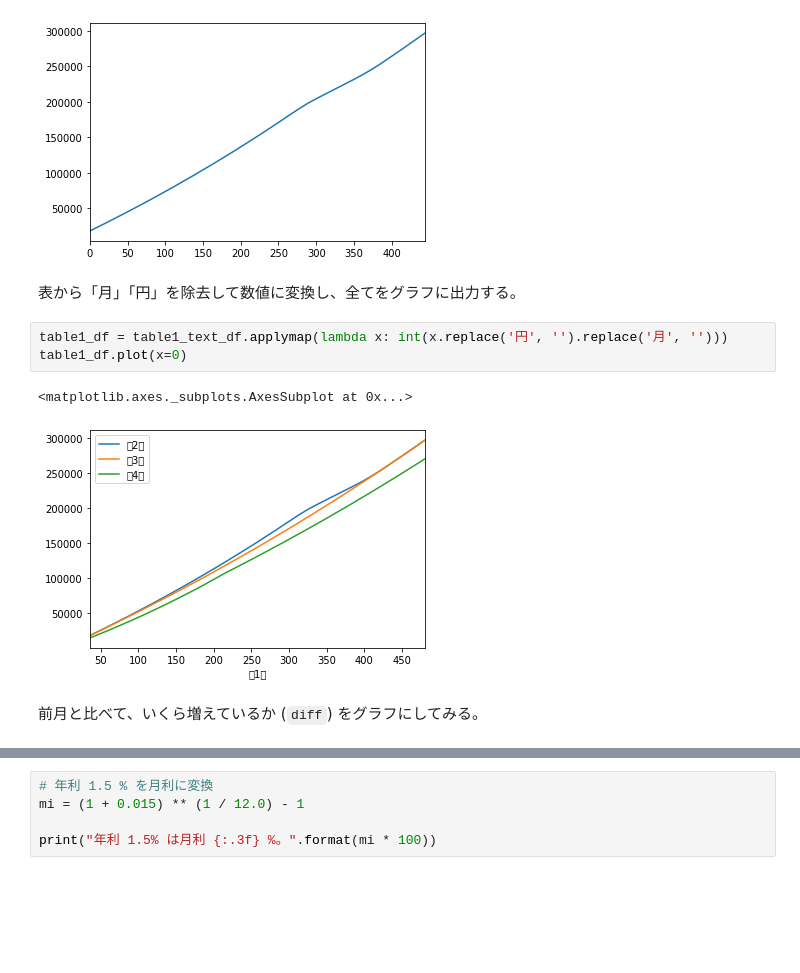
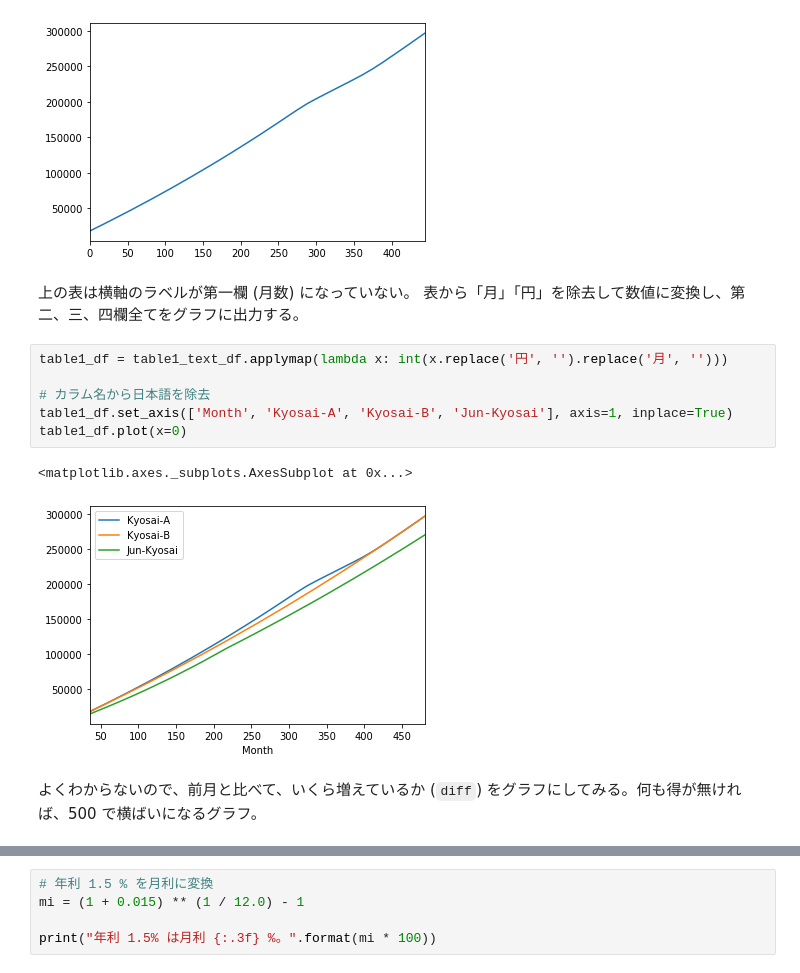
Before and after one commit to koseki/jnote, a Jupyter notebook: shoukibo-kigyo-kyosai/index.ipynb, the cells around one changed output, grey strips where cells are left out. Saved outputs shown, nothing was run; the diff lists cells and outputs as text; blank space fills up the shorter version.

```diff
--- a/shoukibo-kigyo-kyosai/index.ipynb
+++ b/shoukibo-kigyo-kyosai/index.ipynb
@@ -78,14 +78,18 @@ table1_text_df['第2欄'].str.replace('円', '').astype('i').plot()
 # %% [output]
 <matplotlib.axes._subplots.AxesSubplot at 0x...>
 [figure]
-# %% [markdown]
-表から「月」「円」を除去して数値に変換し、全てをグラフに出力する。
+# %% [markdown]
+上の表は横軸のラベルが第一欄 (月数) になっていない。
+表から「月」「円」を除去して数値に変換し、第二、三、四欄全てをグラフに出力する。
 # %%
 table1_df = table1_text_df.applymap(lambda x: int(x.replace('円', '').replace('月', '')))
+
+# カラム名から日本語を除去
+table1_df.set_axis(['Month', 'Kyosai-A', 'Kyosai-B', 'Jun-Kyosai'], axis=1, inplace=True)
 table1_df.plot(x=0)
 # %% [output]
 <matplotlib.axes._subplots.AxesSubplot at 0x...>
-[figure, old version]
+[figure, new version]
 # %% [markdown]
-前月と比べて、いくら増えているか (`diff`) をグラフにしてみる。
+よくわからないので、前月と比べて、いくら増えているか (`diff`) をグラフにしてみる。何も得が無ければ、500 で横ばいになるグラフ。
 # %%
```
Also changed, not shown: parts of 7 cells of this notebook.
